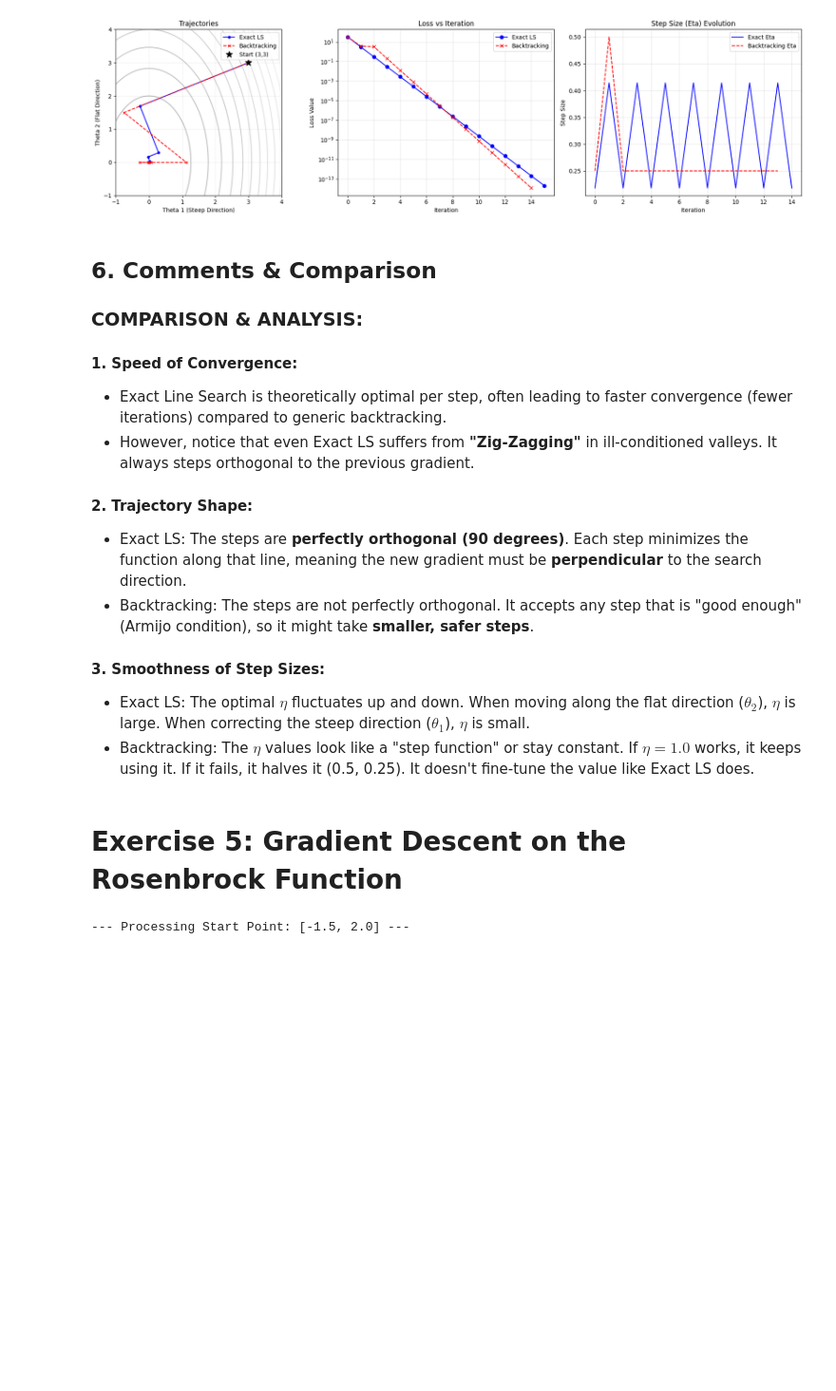
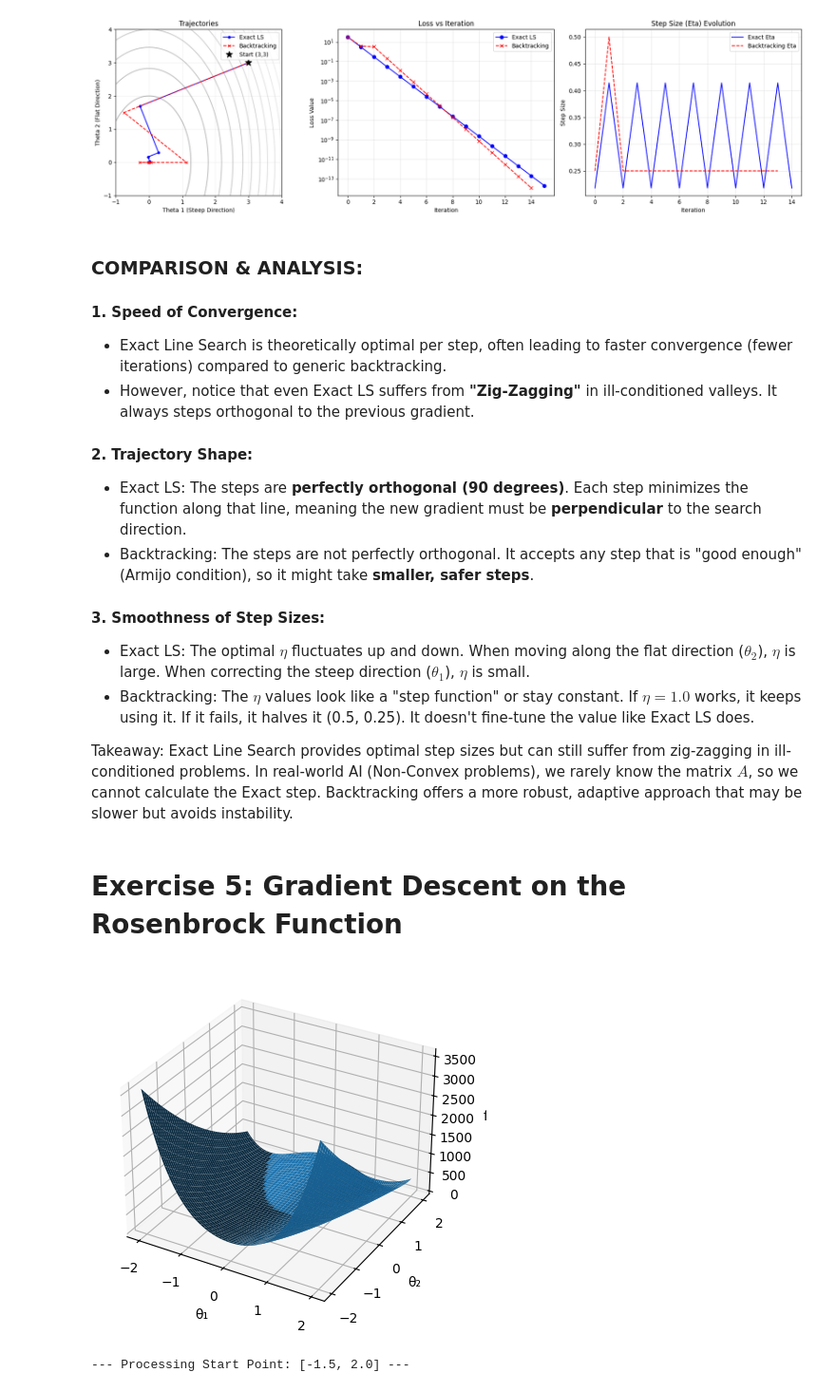
Before and after one commit to mutahhirkhan/Exercises-Stats-Mathematical-Methods-AI, a Jupyter notebook: gradient-descent/implementation.ipynb, the cells around one changed output. Shown at 95% size. Saved outputs shown, nothing was run; the diff lists cells and outputs as text; code cells hidden in the pictures; blank space fills up the shorter version.

Commit message:
foramtting of formula and basic graph added

```diff
--- a/gradient-descent/implementation.ipynb
+++ b/gradient-descent/implementation.ipynb
@@ -664,8 +674,6 @@ plt.show()
 # %% [output]
 [figure]
 # %% [markdown]
-## 6. Comments & Comparison
-
 ### COMPARISON & ANALYSIS:
 
 #### 1. Speed of Convergence:
@@ -691,5 +699,7 @@ plt.show()
 - Backtracking: The $\eta$ values look like a "step function" or stay constant.
   If $\eta = 1.0$ works, it keeps using it. If it fails, it halves it (0.5, 0.25).
   It doesn't fine-tune the value like Exact LS does.
+
+Takeaway: Exact Line Search provides optimal step sizes but can still suffer from zig-zagging in ill-conditioned problems. In real-world AI (Non-Convex problems), we rarely know the matrix $A$, so we cannot calculate the Exact step. Backtracking offers a more robust, adaptive approach that may be slower but avoids instability.
 # %% [markdown]
 # Exercise 5: Gradient Descent on the Rosenbrock Function
@@ -696 +709,18 @@ plt.show()
+# %%
+x = np.linspace(-2, 2, 100)
+y = np.linspace(-2, 2, 100)
+X, Y = np.meshgrid(x, y)
+
+Z = (1 - X) ** 2 + 100 * (Y - X**2) ** 2
+
+fig = plt.figure()
+ax = fig.add_subplot(projection="3d")
+ax.plot_surface(X, Y, Z)
+ax.set_xlabel("θ₁")
+ax.set_ylabel("θ₂")
+ax.set_zlabel("f")
+
+plt.show()
+# %% [output]
+[figure, added]
 # %%
```
Also changed, not shown: parts of 6 cells of this notebook.
